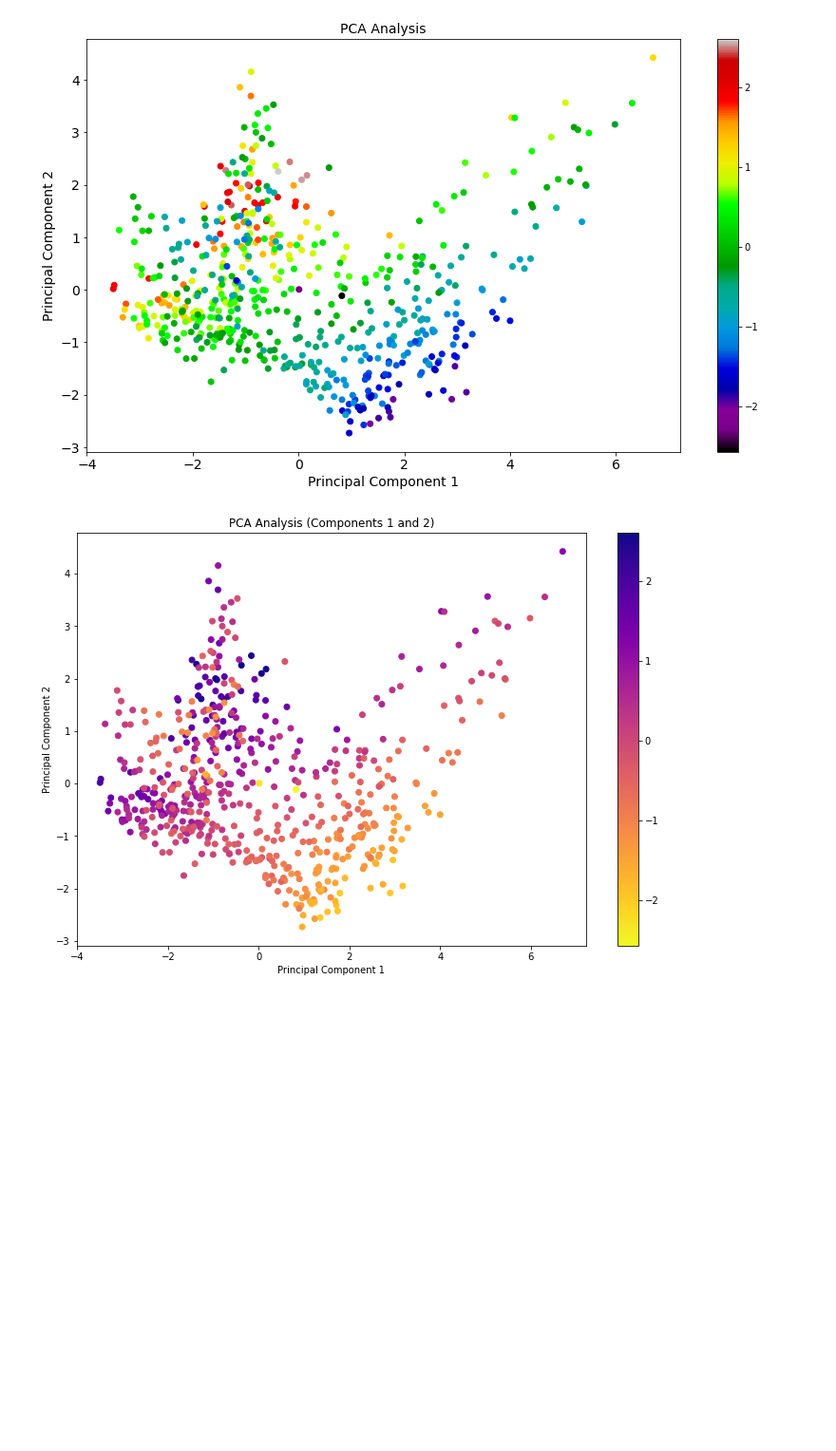
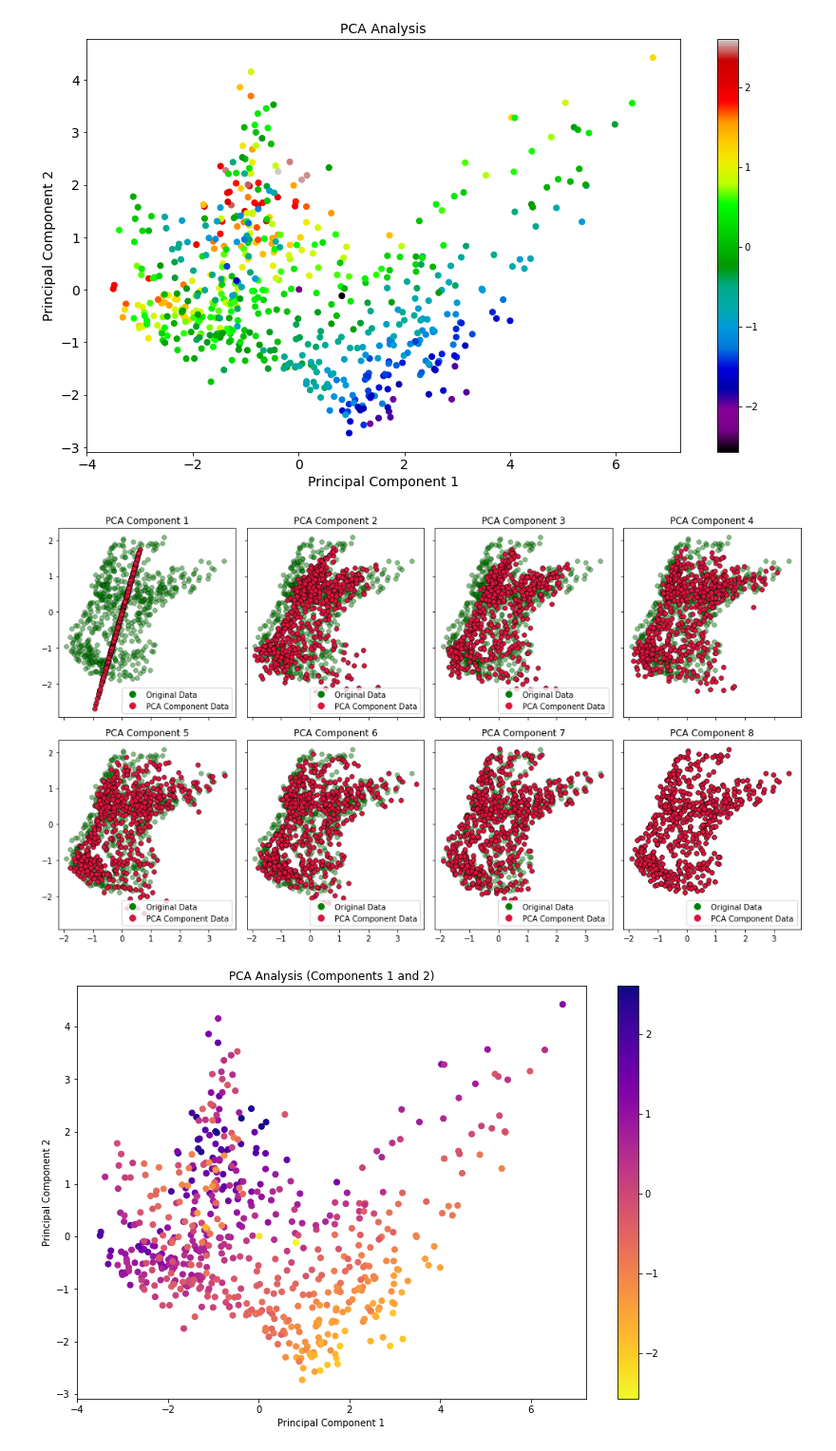
Before and after one commit to jr198868/ML_US_ENERGY, a Jupyter notebook: ML/pca_model.ipynb, the cells around one changed output. Shown at 95% size. Saved outputs shown, nothing was run; the diff lists cells and outputs as text; code cells hidden in the pictures; blank space fills up the shorter version.

```diff
--- a/ML/pca_model.ipynb
+++ b/ML/pca_model.ipynb
@@ -139,6 +139,80 @@ Components 1-7: 99.62%
 Components 1-8: 99.93%
 Components 1-9: 100.00%
 [figure]
+# %%
+from sklearn.decomposition import PCA
+import pandas as pd
+import numpy as np
+import matplotlib.pyplot as plt
+import seaborn as sns
+from sklearn.preprocessing import StandardScaler
+from matplotlib.lines import Line2D
+
+# Load the dataset from CSV
+df = pd.read_csv('ml_data_variable_normalized.csv').iloc[:, 1:]
+
+# Extract numeric columns
+numeric_columns = df.select_dtypes(include=[np.number])
+
+# Normalize the data
+scaler = StandardScaler()
+normalized_data = scaler.fit_transform(numeric_columns)
+
+# Initialize the PCA model
+pca = PCA()
+
+# Apply PCA and transform the data to principal components
+X_pca = pca.fit_transform(normalized_data)
+
+# Define the number of rows and columns for the subplots
+rows = 2
+cols = 4
+
+# Create subplots
+fig, axes = plt.subplots(rows, cols, figsize=(14, 8), sharex=True, sharey=True)
+
+# Initialize the components counter
+comps = 1
+
+# Iterate through each subplot
+for row in range(rows):
+    for col in range(cols):
+        try:
+            ax = sns.scatterplot(x=normalized_data[:, 0], y=normalized_data[:, 1], ax=axes[row, col], color='g', alpha=.5, edgecolor='black', label='Original Data')
+            reconstructed_data = np.dot(X_pca[:, :comps], pca.components_[:comps, :])
+            ax = sns.scatterplot(x=reconstructed_data[:, 0], y=reconstructed_data[:, 1], ax=axes[row, col], color='crimson', edgecolor='black', label=f'PCA Component {comps}')
+            ax.set_title(f'PCA Component {comps}')
+            comps += 1
+
+            # Remove the default legend
+            ax.legend().set_visible(False)
+
+        except:
+            pass
+
+plt.tight_layout()
+
+# Create custom legend
+legend_elements = [Line2D([0], [0], marker='o', color='w', markerfacecolor='g', markersize=10, label='Original Data'),
+                   Line2D([0], [0], marker='o', color='w', markerfacecolor='crimson', markersize=10, label='PCA Component Data')]
+
+# Place the legend in the lower right corner of the last subplot
+axes[0, 0].legend(handles=legend_elements, loc='lower right')
+axes[0, 1].legend(handles=legend_elements, loc='lower right')
+axes[0, 2].legend(handles=legend_elements, loc='lower right')
+
+axes[1, 0].legend(handles=legend_elements, loc='lower right')
+axes[1, 1].legend(handles=legend_elements, loc='lower right')
+axes[1, 2].legend(handles=legend_elements, loc='lower right')
+
+axes[-1, -1].legend(handles=legend_elements, loc='lower right')
+axes[-1, -2].legend(handles=legend_elements, loc='lower right')
+axes[-1, -3].legend(handles=legend_elements, loc='lower right')
+
+plt.savefig('pca_components_vs_original_data2.png', dpi=300)
+plt.show()
+# %% [output]
+[figure, added]
 # %%
 
 
```
Also changed, not shown: 3 other files.
